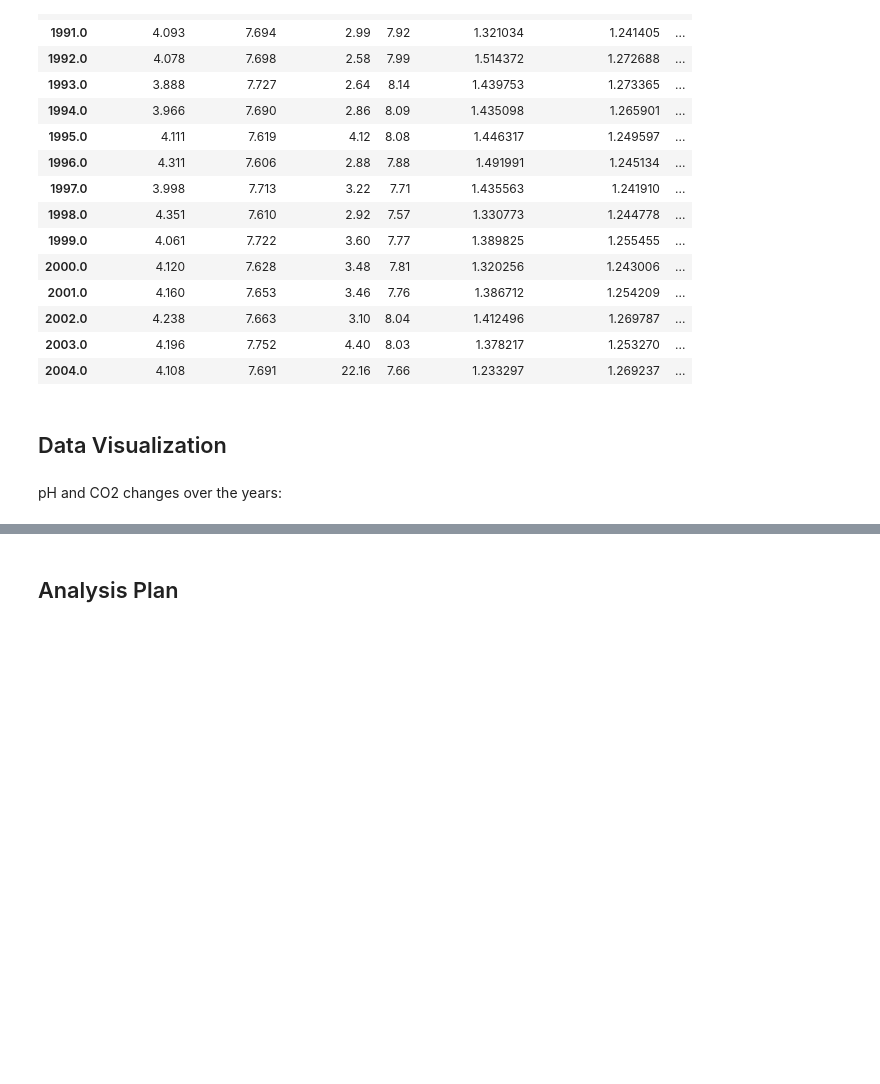
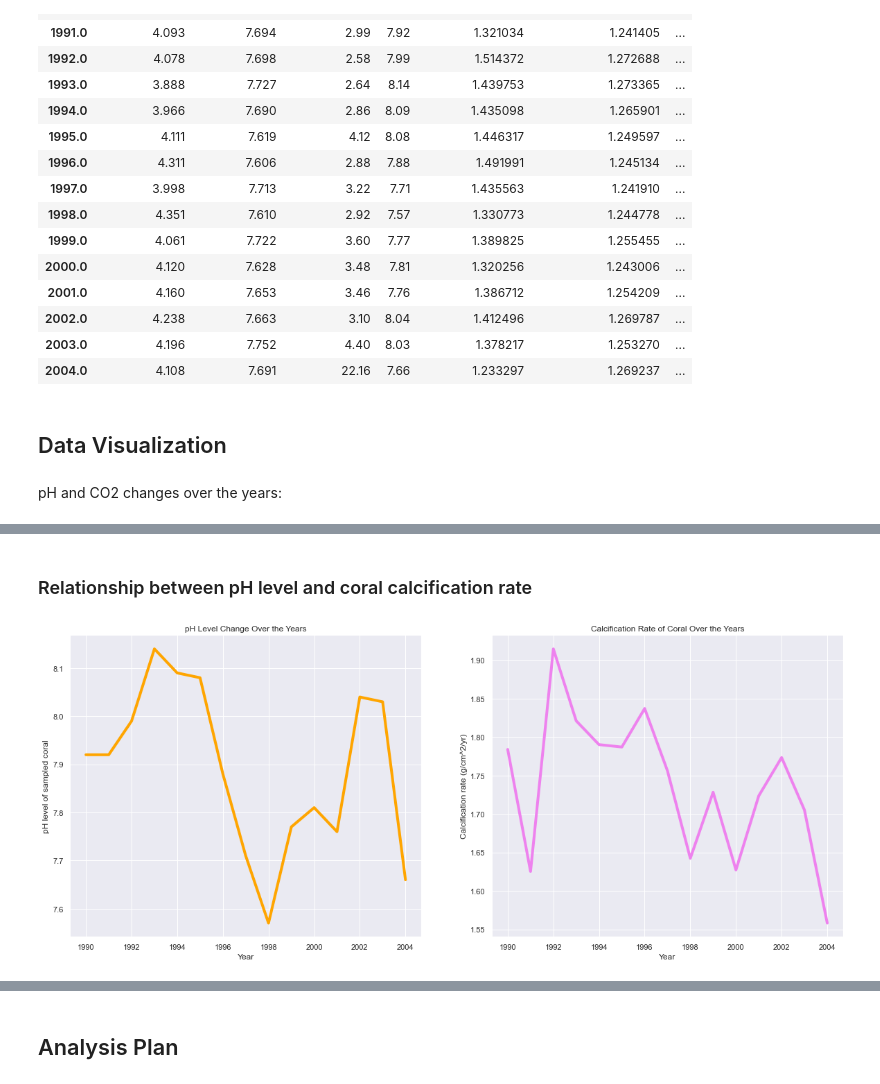
Before and after one commit to shalupova-a/ds3000-final-proj, a Jupyter notebook: analysis.ipynb, the cells around one changed output, grey strips where cells are left out. Drawn from its saved outputs; the diff is of its cells as text; code cells hidden in the pictures; blank space fills up the shorter version.

```diff
--- a/analysis.ipynb
+++ b/analysis.ipynb
@@ -138,0 +169,20 @@ pH and CO2 changes over the years:
+# %% [markdown]
+### Relationship between pH level and coral calcification rate
+# %%
+plt.subplot(1,2,1)
+plt.plot(df_gbr.index, df_gbr['pH'], color='orange', linewidth=4)
+# set title and x/y labels of left subplot
+plt.xlabel('Year')
+plt.ylabel('pH level of sampled coral')
+plt.gca().title.set_text('pH Level Change Over the Years')
+
+plt.subplot(1,2,2)
+plt.plot(df_gbr.index, df_gbr['calc rate(g/cm^2/yr)'], color='violet', linewidth=4)
+# set title and x/y labels of left subplot
+plt.xlabel('Year')
+plt.ylabel('Calcification rate (g/cm^2/yr)')
+plt.gca().title.set_text('Calcification Rate of Coral Over the Years')
+
+plt.gcf().set_size_inches(20, 8)
+# %% [output]
+[figure, added]
```
Also changed, not shown: parts of 5 cells of this notebook.
